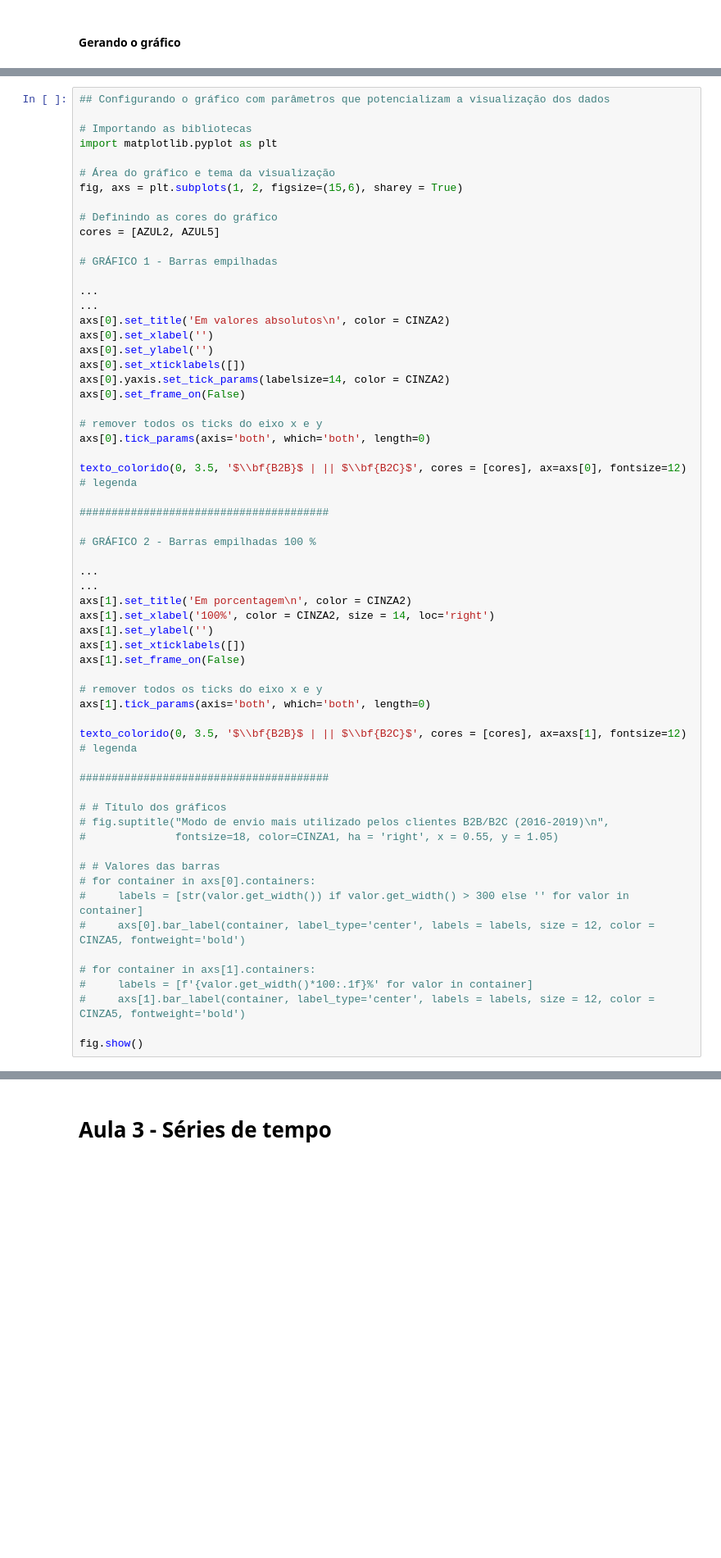
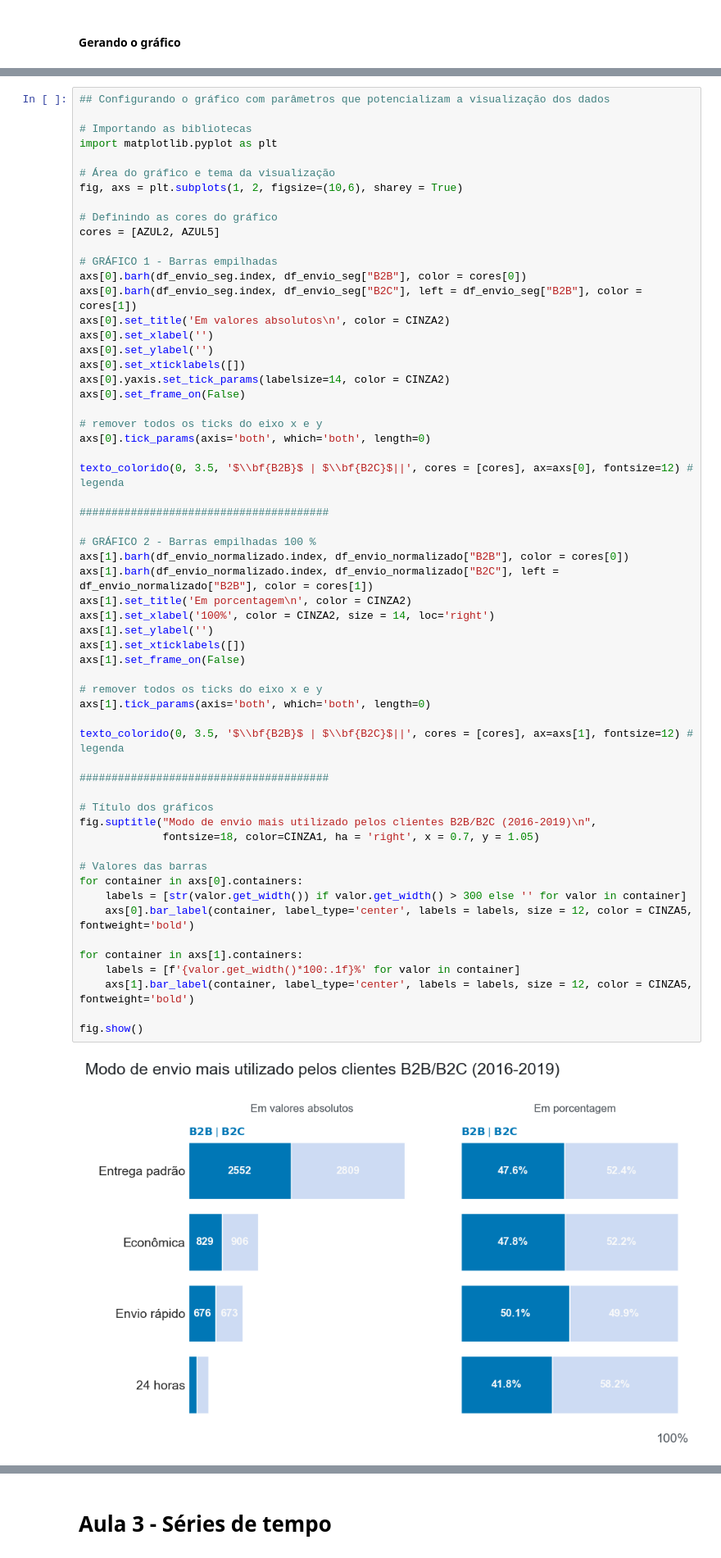
Before and after one commit to ledsouza/dataviz_vendas_lojas, a Jupyter notebook: Dataviz_ Gráficos.ipynb, the cells around one changed output, grey strips where cells are left out. Shown at 82% size. Drawn from its saved outputs; the diff is of its cells as text; blank space fills up the shorter version.

Commit message:
Modo de envio mais utilizado pelos clientes b2b/b2c

```diff
--- a/Dataviz_ Gráficos.ipynb
+++ b/Dataviz_ Gráficos.ipynb
@@ -720,60 +720,60 @@ def texto_colorido(x, y, texto, cores, esp=20, ax=None, **kw):
 import matplotlib.pyplot as plt
 
 # Área do gráfico e tema da visualização
-fig, axs = plt.subplots(1, 2, figsize=(15,6), sharey = True)
+fig, axs = plt.subplots(1, 2, figsize=(10,6), sharey = True)
 
 # Definindo as cores do gráfico
 cores = [AZUL2, AZUL5]
 
 # GRÁFICO 1 - Barras empilhadas
-
-...
-...
+axs[0].barh(df_envio_seg.index, df_envio_seg["B2B"], color = cores[0])
+axs[0].barh(df_envio_seg.index, df_envio_seg["B2C"], left = df_envio_seg["B2B"], color = cores[1])
 axs[0].set_title('Em valores absolutos\n', color = CINZA2)
 axs[0].set_xlabel('')
 axs[0].set_ylabel('')
 axs[0].set_xticklabels([])
 axs[0].yaxis.set_tick_params(labelsize=14, color = CINZA2)
 axs[0].set_frame_on(False)
 
 # remover todos os ticks do eixo x e y
 axs[0].tick_params(axis='both', which='both', length=0)
 
-texto_colorido(0, 3.5, '$\\bf{B2B}$ | || $\\bf{B2C}$', cores = [cores], ax=axs[0], fontsize=12) # legenda
+texto_colorido(0, 3.5, '$\\bf{B2B}$ | $\\bf{B2C}$||', cores = [cores], ax=axs[0], fontsize=12) # legenda
 
 #######################################
 
 # GRÁFICO 2 - Barras empilhadas 100 %
-
-...
-...
+axs[1].barh(df_envio_normalizado.index, df_envio_normalizado["B2B"], color = cores[0])
+axs[1].barh(df_envio_normalizado.index, df_envio_normalizado["B2C"], left = df_envio_normalizado["B2B"], color = cores[1])
 axs[1].set_title('Em porcentagem\n', color = CINZA2)
 axs[1].set_xlabel('100%', color = CINZA2, size = 14, loc='right')
 axs[1].set_ylabel('')
 axs[1].set_xticklabels([])
 axs[1].set_frame_on(False)
 
 # remover todos os ticks do eixo x e y
 axs[1].tick_params(axis='both', which='both', length=0)
 
-texto_colorido(0, 3.5, '$\\bf{B2B}$ | || $\\bf{B2C}$', cores = [cores], ax=axs[1], fontsize=12) # legenda
+texto_colorido(0, 3.5, '$\\bf{B2B}$ | $\\bf{B2C}$||', cores = [cores], ax=axs[1], fontsize=12) # legenda
 
 #######################################
 
-# # Título dos gráficos
-# fig.suptitle("Modo de envio mais utilizado pelos clientes B2B/B2C (2016-2019)\n",
-#              fontsize=18, color=CINZA1, ha = 'right', x = 0.55, y = 1.05)
+# Título dos gráficos
+fig.suptitle("Modo de envio mais utilizado pelos clientes B2B/B2C (2016-2019)\n",
+             fontsize=18, color=CINZA1, ha = 'right', x = 0.7, y = 1.05)
 
-# # Valores das barras
-# for container in axs[0].containers:
-#     labels = [str(valor.get_width()) if valor.get_width() > 300 else '' for valor in container]
-#     axs[0].bar_label(container, label_type='center', labels = labels, size = 12, color = CINZA5, fontweight='bold')
+# Valores das barras
+for container in axs[0].containers:
+    labels = [str(valor.get_width()) if valor.get_width() > 300 else '' for valor in container]
+    axs[0].bar_label(container, label_type='center', labels = labels, size = 12, color = CINZA5, fontweight='bold')
 
-# for container in axs[1].containers:
-#     labels = [f'{valor.get_width()*100:.1f}%' for valor in container]
-#     axs[1].bar_label(container, label_type='center', labels = labels, size = 12, color = CINZA5, fontweight='bold')
+for container in axs[1].containers:
+    labels = [f'{valor.get_width()*100:.1f}%' for valor in container]
+    axs[1].bar_label(container, label_type='center', labels = labels, size = 12, color = CINZA5, fontweight='bold')
 
 fig.show()
+# %% [output]
+[figure, added]
 # %% [markdown]
 <font color=green size=4> Conclusões: </font>
 
```
